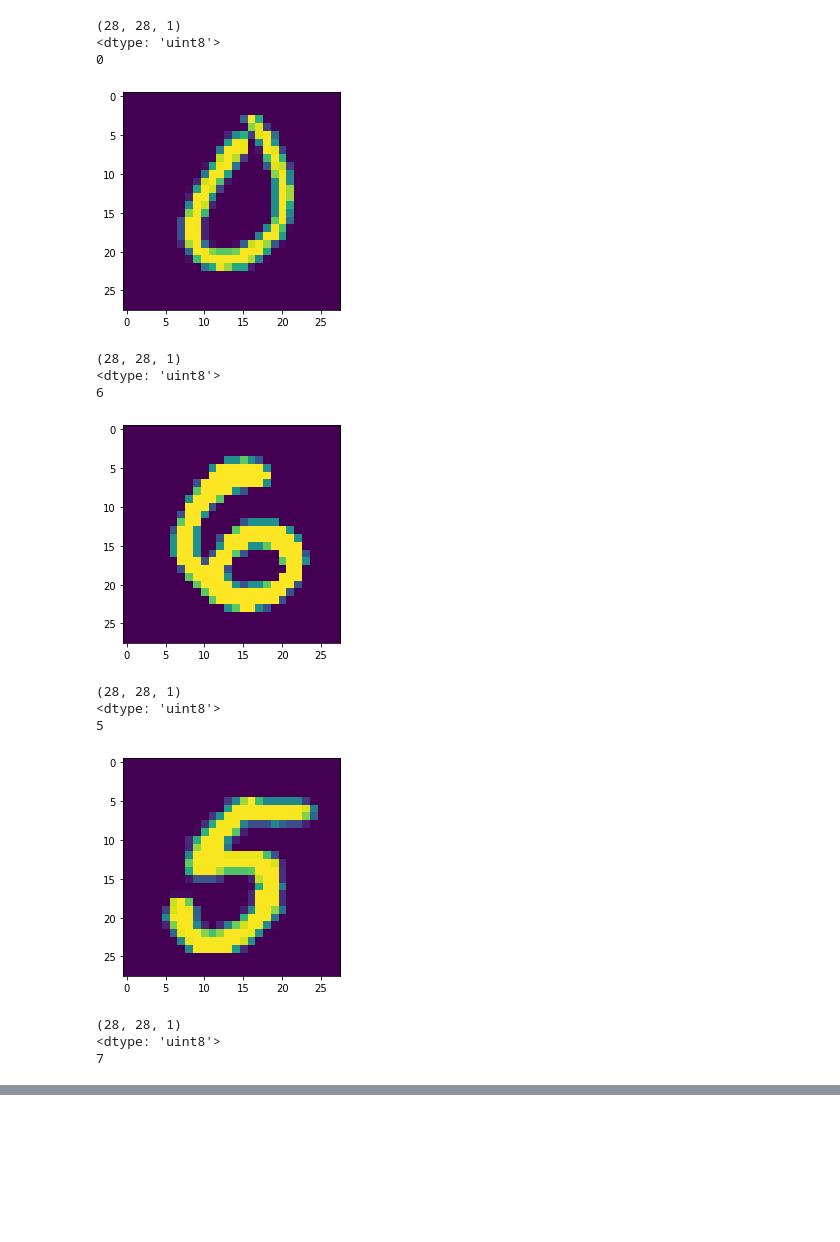
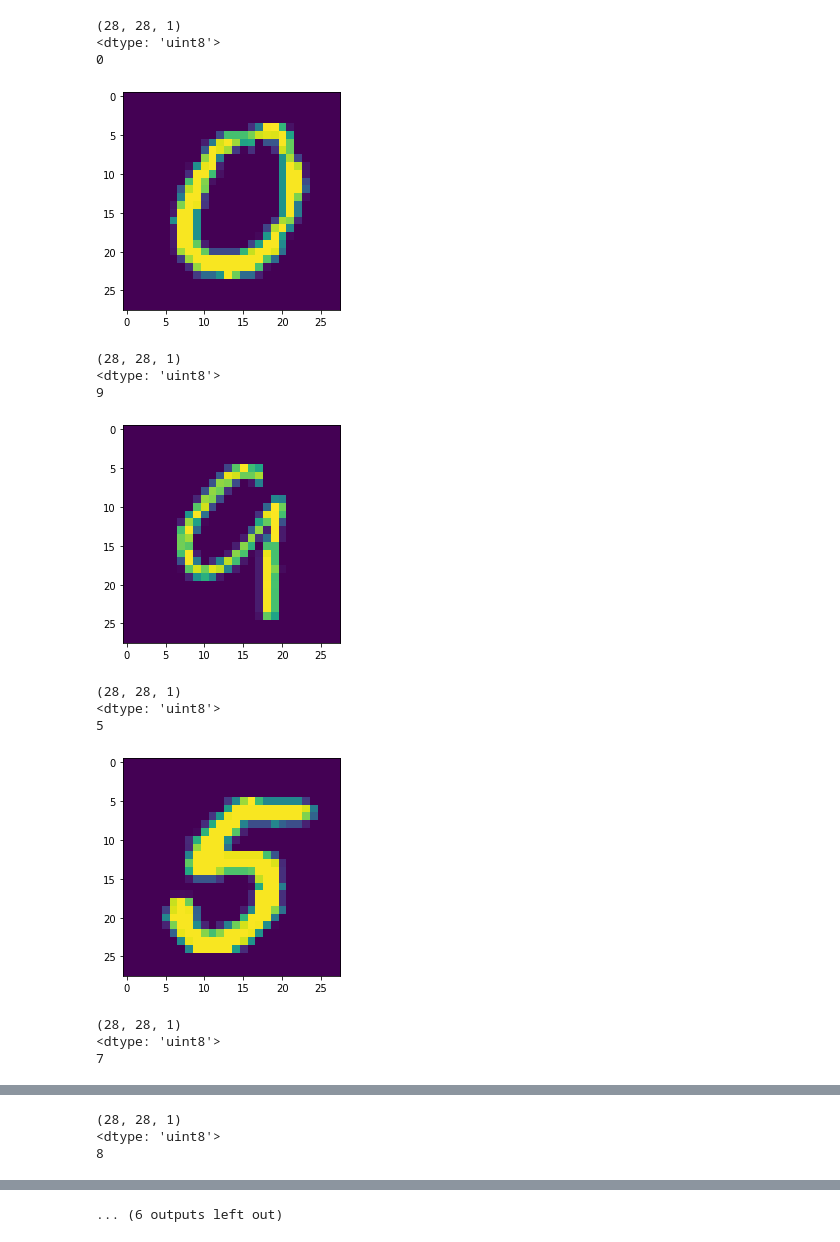
Before and after one commit to komushi/sagemaker-tfds-study, a Jupyter notebook: tfds_keras_mnist_export.ipynb, the cells around one changed output, grey strips where cells are left out. Saved outputs shown, nothing was run; the diff lists cells and outputs as text; code cells hidden in the pictures; blank space fills up the shorter version.

```diff
--- a/tfds_keras_mnist_export.ipynb
+++ b/tfds_keras_mnist_export.ipynb
@@ -31,34 +30,34 @@ uint8 (28, 28, 1) 1
 # %%
 from matplotlib import pyplot as plt
 
 # A few random samples
-use_samples = [159, 1336, 1283, 2122]
+use_samples = [159, 2211, 1283, 2122, 1, 2, 3, 4, 5]
 
 for sample in use_samples:
     # Generate a plot
     current_image = list(ds_test)[sample]
 
     print(current_image[0].shape)
     print(current_image[0].dtype)
 
     print(current_image[1].numpy())
 
     img = tf.keras.preprocessing.image.array_to_img(current_image[0])
     plt.imshow(img)
     plt.show()
 
 #     img_raw = tf.image.encode_jpeg(current_image[0], format='grayscale')
     img_raw = tf.image.encode_jpeg(current_image[0])
     tf.io.write_file(filename='imgs/{}.jpg'.format(current_image[1].numpy()), contents=img_raw)
 # %% [output]
 (28, 28, 1)
 <dtype: 'uint8'>
 0
-[figure, old version]
+[figure, new version]
 (28, 28, 1)
 <dtype: 'uint8'>
-6
+9
-[figure, old version]
+[figure, new version]
 (28, 28, 1)
 <dtype: 'uint8'>
 5
@@ -67,3 +66,6 @@ for sample in use_samples:
 <dtype: 'uint8'>
 7
 [figure]
+(28, 28, 1)
+<dtype: 'uint8'>
+8
@@ -69,0 +77 @@ for sample in use_samples:
+... (6 outputs left out)
```
Also changed, not shown: parts of 2 cells of this notebook, 7 other files.
